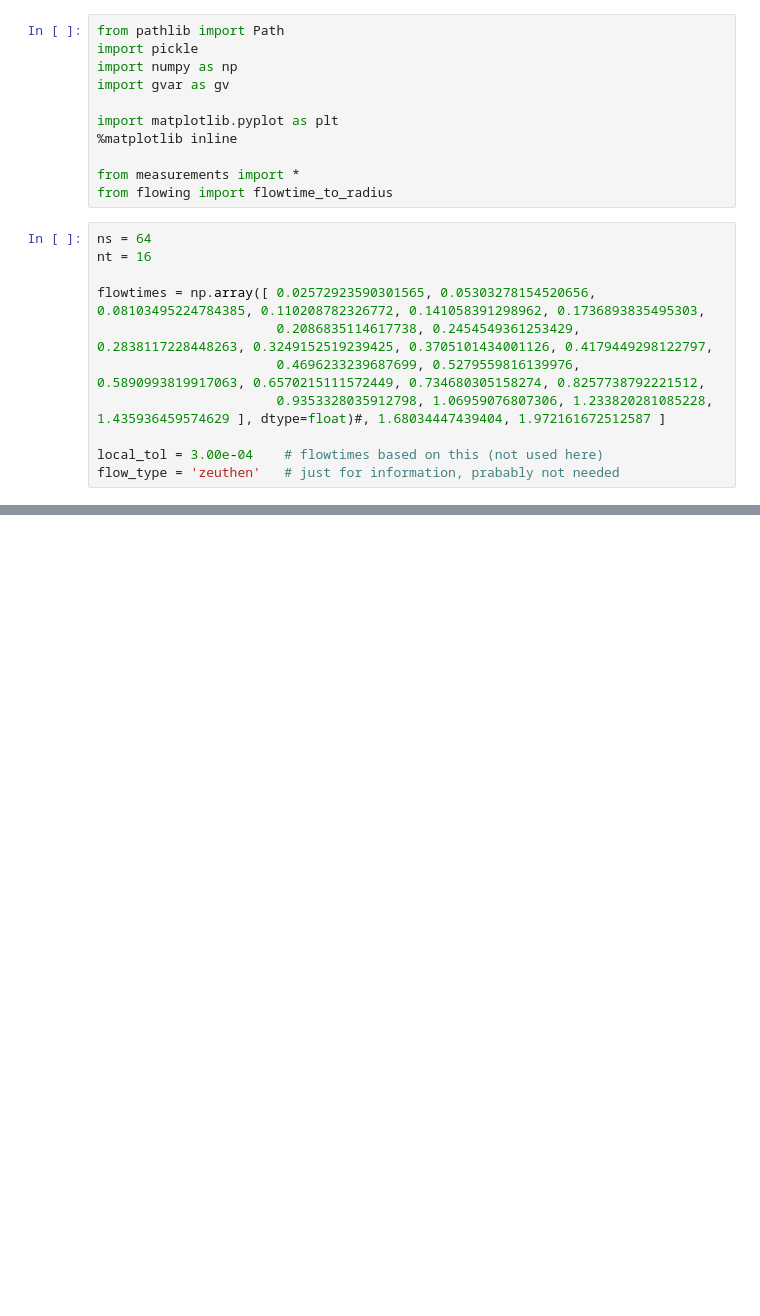
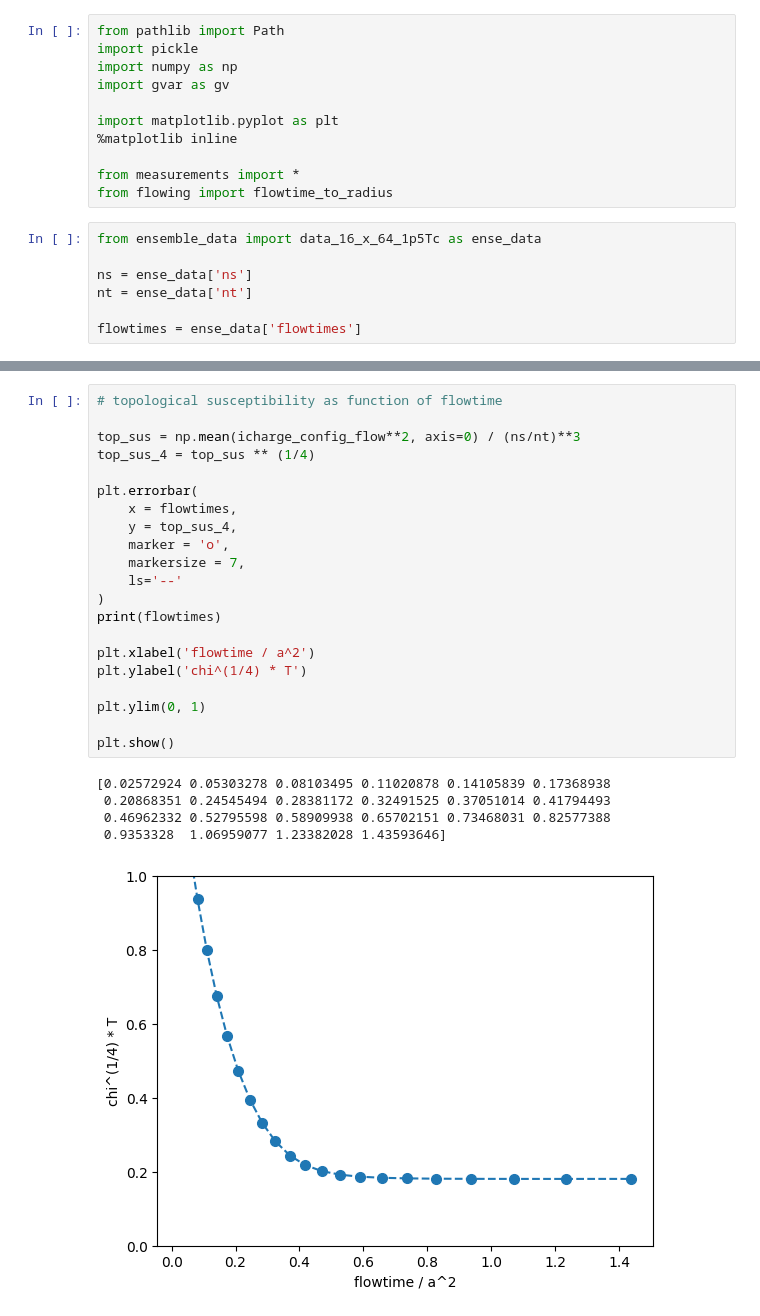
Before and after one commit to lsnbr/milc_luis, a Jupyter notebook: zeugs/ana_otherobs.ipynb, the cells around one changed output, grey strips where cells are left out. Saved outputs shown, nothing was run; the diff lists cells and outputs as text; blank space fills up the shorter version.

```diff
--- a/zeugs/ana_otherobs.ipynb
+++ b/zeugs/ana_otherobs.ipynb
@@ -10,16 +10,12 @@ import matplotlib.pyplot as plt
 from measurements import *
 from flowing import flowtime_to_radius
 # %%
-ns = 64
-nt = 16
+from ensemble_data import data_16_x_64_1p5Tc as ense_data
 
-flowtimes = np.array([ 0.02572923590301565, 0.05303278154520656, 0.08103495224784385, 0.110208782326772, 0.141058391298962, 0.1736893835495303,
-                       0.2086835114617738, 0.2454549361253429, 0.2838117228448263, 0.3249152519239425, 0.3705101434001126, 0.4179449298122797,
-                       0.4696233239687699, 0.5279559816139976, 0.5890993819917063, 0.6570215111572449, 0.734680305158274, 0.8257738792221512,
-                       0.9353328035912798, 1.06959076807306, 1.233820281085228, 1.435936459574629 ], dtype=float)#, 1.68034447439404, 1.972161672512587 ]
+ns = ense_data['ns']
+nt = ense_data['nt']
 
-local_tol = 3.00e-04    # flowtimes based on this (not used here)
-flow_type = 'zeuthen'   # just for information, prabably not needed
+flowtimes = ense_data['flowtimes']
 # %%
 data_path = Path.cwd() / 'data'
 
@@ -76,3 +74,30 @@ plt.show()
+# %%
+# topological susceptibility as function of flowtime
+
+top_sus = np.mean(icharge_config_flow**2, axis=0) / (ns/nt)**3
+top_sus_4 = top_sus ** (1/4)
+
+plt.errorbar(
+    x = flowtimes,
+    y = top_sus_4,
+    marker = 'o',
+    markersize = 7,
+    ls='--'
+)
+print(flowtimes)
+
+plt.xlabel('flowtime / a^2')
+plt.ylabel('chi^(1/4) * T')
+
+plt.ylim(0, 1)
+
+plt.show()
+# %% [output]
+[0.02572924 0.05303278 0.08103495 0.11020878 0.14105839 0.17368938
+ 0.20868351 0.24545494 0.28381172 0.32491525 0.37051014 0.41794493
+ 0.46962332 0.52795598 0.58909938 0.65702151 0.73468031 0.82577388
+ 0.9353328  1.06959077 1.23382028 1.43593646]
+[figure, added]
 # %%
 # thermalization
 
```
Also changed, not shown: parts of 5 cells of this notebook, 16 other files.
